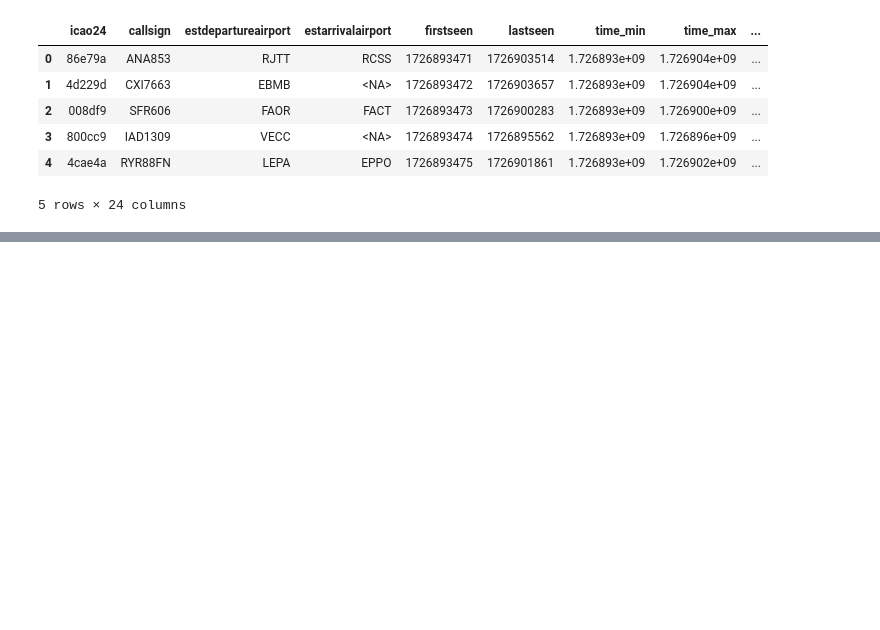
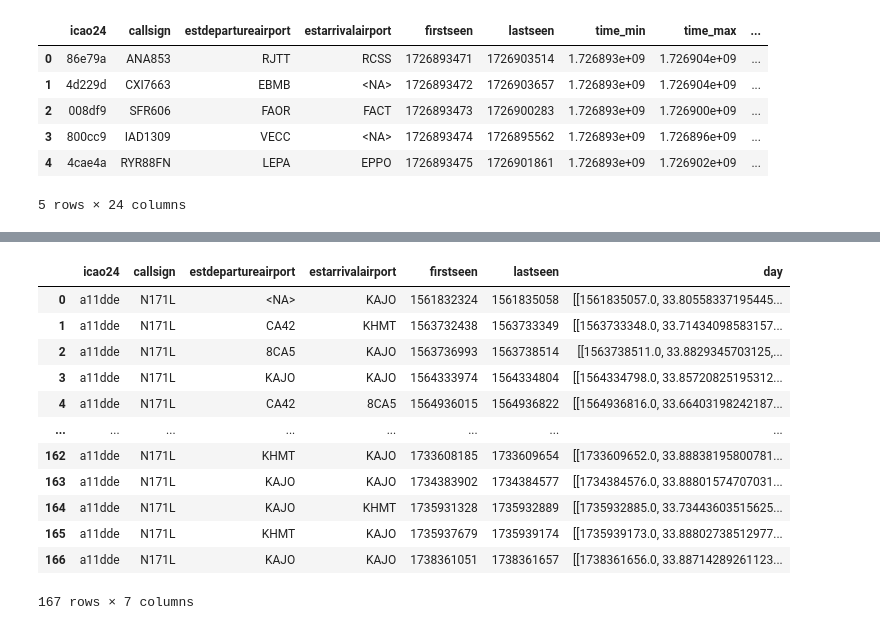
Before and after one commit to mabbts/Aviation-Milestone2-Project, a Jupyter notebook: notebooks/julien-hovan/flights_eda.ipynb, the cells around one changed output, grey strips where cells are left out. Saved outputs shown, nothing was run; the diff lists cells and outputs as text; code cells hidden in the pictures; blank space fills up the shorter version.

```diff
--- a/notebooks/julien-hovan/flights_eda.ipynb
+++ b/notebooks/julien-hovan/flights_eda.ipynb
@@ -750,3 +750,10 @@ for col in timestamp_columns:
 
 # Save the converted DataFrame
 df.to_parquet("databricks_compatible.parquet", engine="pyarrow")
+# %%
+## specific icao accidents flights
+
+import pandas as pd
+
+df = pd.read_parquet("../../data/raw/icao_flights/flight_data.parquet")
+df.info()
@@ -752,0 +775,16 @@ df.to_parquet("databricks_compatible.parquet", engine="pyarrow")
+# %%
+df
+# %% [output]
+|  | icao24 | callsign | estdepartureairport | estarrivalairport | firstseen | lastseen | day |
+| 0 | a11dde | N171L | <NA> | KAJO | 1561832324 | 1561835058 | [[1561835057.0, 33.80558337195445... |
+| 1 | a11dde | N171L | CA42 | KHMT | 1563732438 | 1563733349 | [[1563733348.0, 33.71434098583157... |
+| 2 | a11dde | N171L | 8CA5 | KAJO | 1563736993 | 1563738514 | [[1563738511.0, 33.8829345703125,... |
+| 3 | a11dde | N171L | KAJO | KAJO | 1564333974 | 1564334804 | [[1564334798.0, 33.85720825195312... |
+| 4 | a11dde | N171L | CA42 | 8CA5 | 1564936015 | 1564936822 | [[1564936816.0, 33.66403198242187... |
+| ... | ... | ... | ... | ... | ... | ... | ... |
+| 162 | a11dde | N171L | KHMT | KAJO | 1733608185 | 1733609654 | [[1733609652.0, 33.88838195800781... |
+| 163 | a11dde | N171L | KAJO | KAJO | 1734383902 | 1734384577 | [[1734384576.0, 33.88801574707031... |
+| 164 | a11dde | N171L | KAJO | KHMT | 1735931328 | 1735932889 | [[1735932885.0, 33.73443603515625... |
+| 165 | a11dde | N171L | KHMT | KAJO | 1735937679 | 1735939174 | [[1735939173.0, 33.88802738512977... |
+| 166 | a11dde | N171L | KAJO | KAJO | 1738361051 | 1738361657 | [[1738361656.0, 33.88714289261123... |
+167 rows × 7 columns
```
Also changed, not shown: parts of 2 cells of this notebook, 2 other files.
